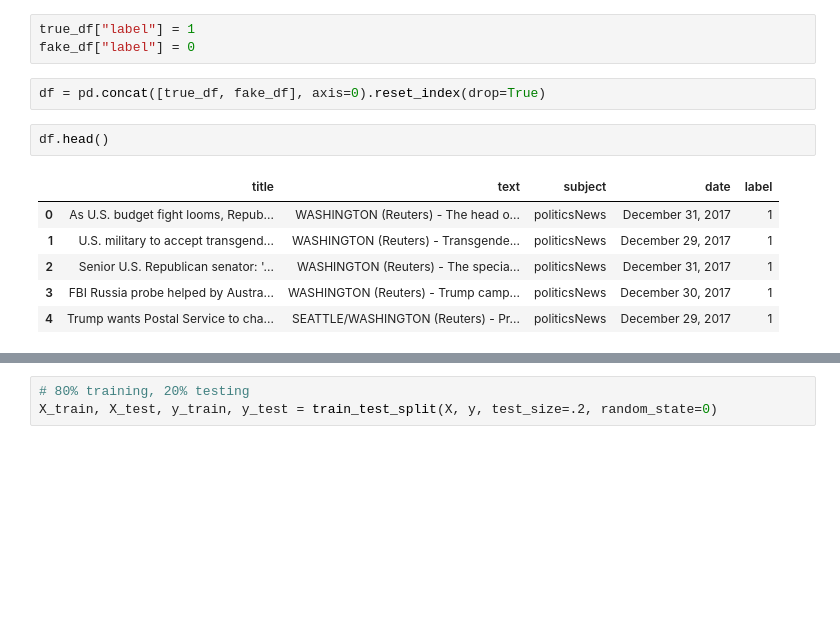
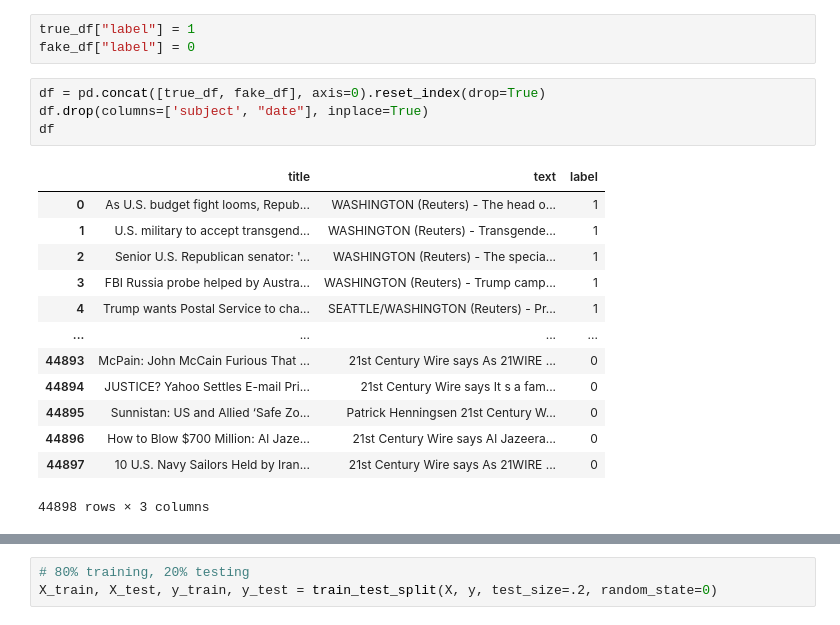
Before and after one commit to KyleL1015/CSE150AMilestone2, a Jupyter notebook: CSE150AMilestone2.ipynb, the cells around one changed output, grey strips where cells are left out. Drawn from its saved outputs; the diff is of its cells as text; blank space fills up the shorter version.

```diff
--- a/CSE150AMilestone2.ipynb
+++ b/CSE150AMilestone2.ipynb
@@ -89,15 +91,22 @@ true_df["label"] = 1
 fake_df["label"] = 0
 # %%
 df = pd.concat([true_df, fake_df], axis=0).reset_index(drop=True)
+df.drop(columns=['subject', "date"], inplace=True)
+df
+# %% [output]
+|  | title | text | label |
+| 0 | As U.S. budget fight looms, Repub... | WASHINGTON (Reuters) - The head o... | 1 |
+| 1 | U.S. military to accept transgend... | WASHINGTON (Reuters) - Transgende... | 1 |
+| 2 | Senior U.S. Republican senator: '... | WASHINGTON (Reuters) - The specia... | 1 |
+| 3 | FBI Russia probe helped by Austra... | WASHINGTON (Reuters) - Trump camp... | 1 |
+| 4 | Trump wants Postal Service to cha... | SEATTLE/WASHINGTON (Reuters) - Pr... | 1 |
+| ... | ... | ... | ... |
+| 44893 | McPain: John McCain Furious That ... | 21st Century Wire says As 21WIRE ... | 0 |
+| 44894 | JUSTICE? Yahoo Settles E-mail Pri... | 21st Century Wire says It s a fam... | 0 |
+| 44895 | Sunnistan: US and Allied ‘Safe Zo... | Patrick Henningsen 21st Century W... | 0 |
+| 44896 | How to Blow $700 Million: Al Jaze... | 21st Century Wire says Al Jazeera... | 0 |
+| 44897 | 10 U.S. Navy Sailors Held by Iran... | 21st Century Wire says As 21WIRE ... | 0 |
+44898 rows × 3 columns
-# %%
-df.head()
-# %% [output]
-|  | title | text | subject | date | label |
-| 0 | As U.S. budget fight looms, Repub... | WASHINGTON (Reuters) - The head o... | politicsNews | December 31, 2017 | 1 |
-| 1 | U.S. military to accept transgend... | WASHINGTON (Reuters) - Transgende... | politicsNews | December 29, 2017 | 1 |
-| 2 | Senior U.S. Republican senator: '... | WASHINGTON (Reuters) - The specia... | politicsNews | December 31, 2017 | 1 |
-| 3 | FBI Russia probe helped by Austra... | WASHINGTON (Reuters) - Trump camp... | politicsNews | December 30, 2017 | 1 |
-| 4 | Trump wants Postal Service to cha... | SEATTLE/WASHINGTON (Reuters) - Pr... | politicsNews | December 29, 2017 | 1 |
 # %%
 empty_titles = df[df["title"].str.strip() == ""]
 empty_titles
```
Also changed, not shown: parts of 11 cells of this notebook, 1 other file.
